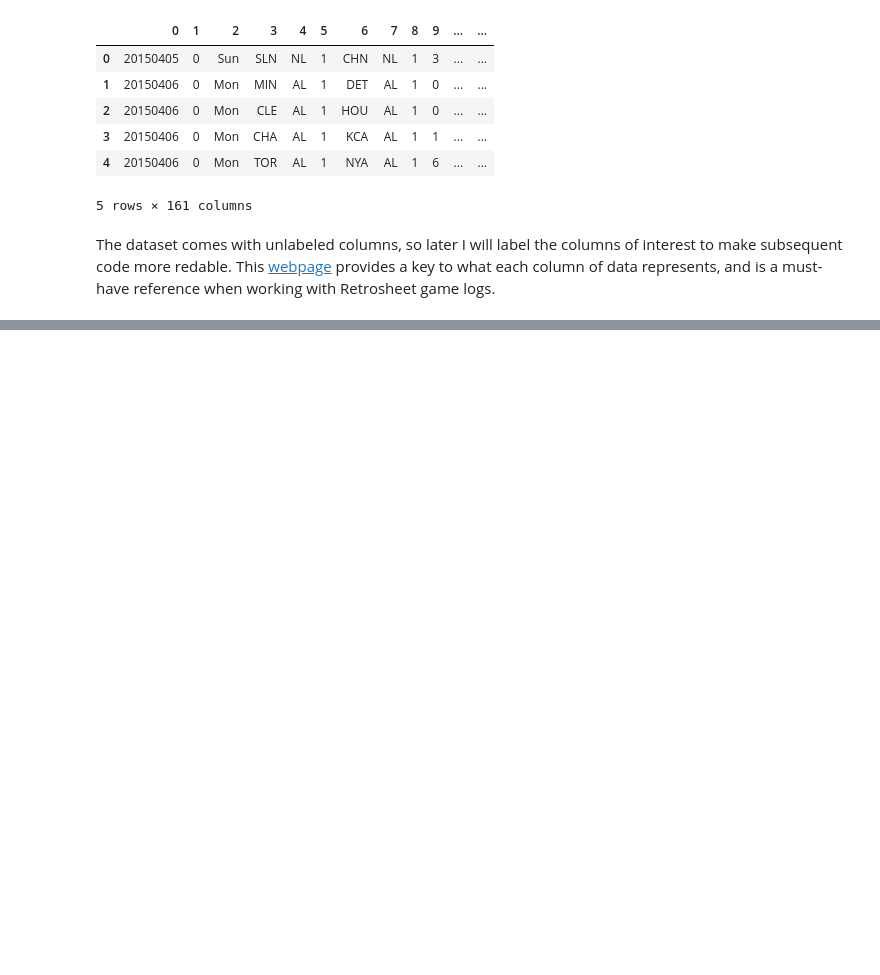
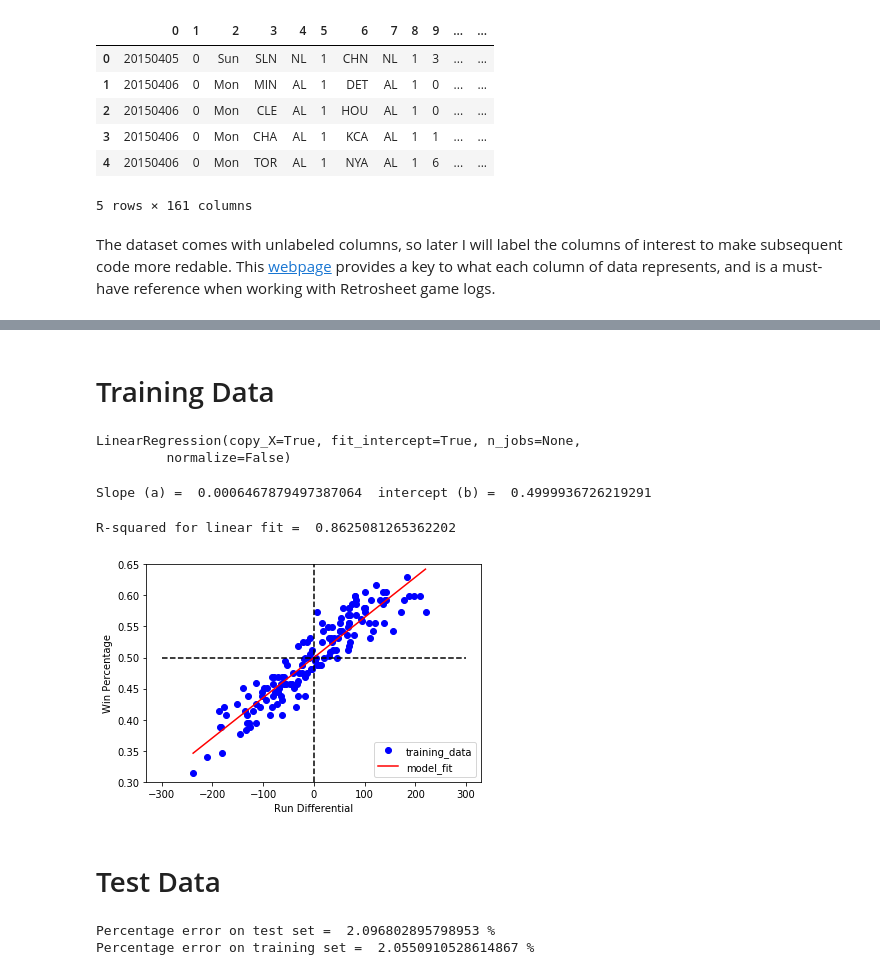
Before and after one commit to OddExtension5/Analyzing-Baseball-Statistics, a Jupyter notebook: Linear Regression in Action.ipynb, the cells around one changed output, grey strips where cells are left out. Cells and saved outputs as stored; diff of their text form; code cells hidden in the pictures; blank space fills up the shorter version.

Commit message:
update Linear Regression in Action

```diff
--- a/Linear Regression in Action.ipynb
+++ b/Linear Regression in Action.ipynb
@@ -65,0 +205,61 @@ input_df.head()
+# %% [markdown]
+# Training Data
+# %%
+# Get training data from 2011-2015 to train the linear regression model
+
+# Inititalize arrays to hold training data
+train_run_diff = np.empty([0,1])
+train_win_percent = np.empty([0,1])
+
+# Loop
+for year in range(2011, 2016):
+    # Construct log files name
+    file = "GL" + str(year) + ".TXT"
+    log_file = "./data/train/" + file
+
+    # Read log into a dataframe
+    df = pd.read_table(log_file, sep=",", header=None)
+
+    # Extract relevant stats into another dataframe
+    df_processing = extract_linear_reg_inputs(df)
+
+    # Add to training set
+    train_run_diff = np.vstack([train_run_diff, df_processing['RD'].values.reshape([-1,1])])
+    train_win_percent = np.vstack([train_win_percent, df_processing['Win Percent'].values.reshape([-1, 1])])
+# %%
+# Instantiate an object
+linear_regression = linear_model.LinearRegression(fit_intercept=True)
+# %%
+# Compute model parameters with training data
+linear_regression.fit(train_run_diff, train_win_percent)
+# %% [output]
+LinearRegression(copy_X=True, fit_intercept=True, n_jobs=None,
+         normalize=False)
+# %%
+# Access and display model parameters
+print("Slope (a) = ", float(linear_regression.coef_), " intercept (b) = ", float(linear_regression.intercept_))
+# %% [output]
+Slope (a) =  0.0006467879497387064  intercept (b) =  0.4999936726219291
+# %%
+# Get regression score (R-squared)
+r_squared = linear_regression.score(train_run_diff, train_win_percent)
+print("R-squared for linear fit = ", r_squared)
+# %% [output]
+R-squared for linear fit =  0.8625081265362202
+# %%
+# Visualize
+x_axis = np.array(range(int(np.min(train_run_diff)), int(np.max(train_run_diff)))).reshape(-1, 1)
+y_axis = linear_regression.coef_ * x_axis + linear_regression.intercept_
+plt.plot(train_run_diff, train_win_percent, 'bo', label="training_data")
+plt.plot(x_axis, y_axis, 'r', label="model_fit")
+plt.plot([-300, 300], [0.5, 0.5], "k--")
+plt.plot([0, 0], [0.30, 0.65], "k--")
+plt.ylim([0.30, 0.65])
+plt.xlabel("Run Differential")
+plt.ylabel("Win Percentage")
+plt.legend(loc="lower right")
+plt.show()
+# %% [output]
+[figure, added]
+# %% [markdown]
+# Test Data
@@ -65,0 +276,12 @@ input_df.head()
+# %%
+# Compute percentage error for linear regression model on test dataset
+mean_abs_error_test = np.mean(np.abs(predict_win_percent - test_win_percent))
+print("Percentage error on test set = ", 100.*mean_abs_error_test, "%")
+
+# Computer percentage error for linear regression model on training dataset
+model_fit_train = linear_regression.predict(train_run_diff)
+mean_abs_error_training = np.mean(np.abs(model_fit_train - train_win_percent))
+print("Percentage error on training set = ", 100.* mean_abs_error_training, "%")
+# %% [output]
+Percentage error on test set =  2.096802895798953 %
+Percentage error on training set =  2.0550910528614867 %
```
Also changed, not shown: parts of 9 cells of this notebook.
